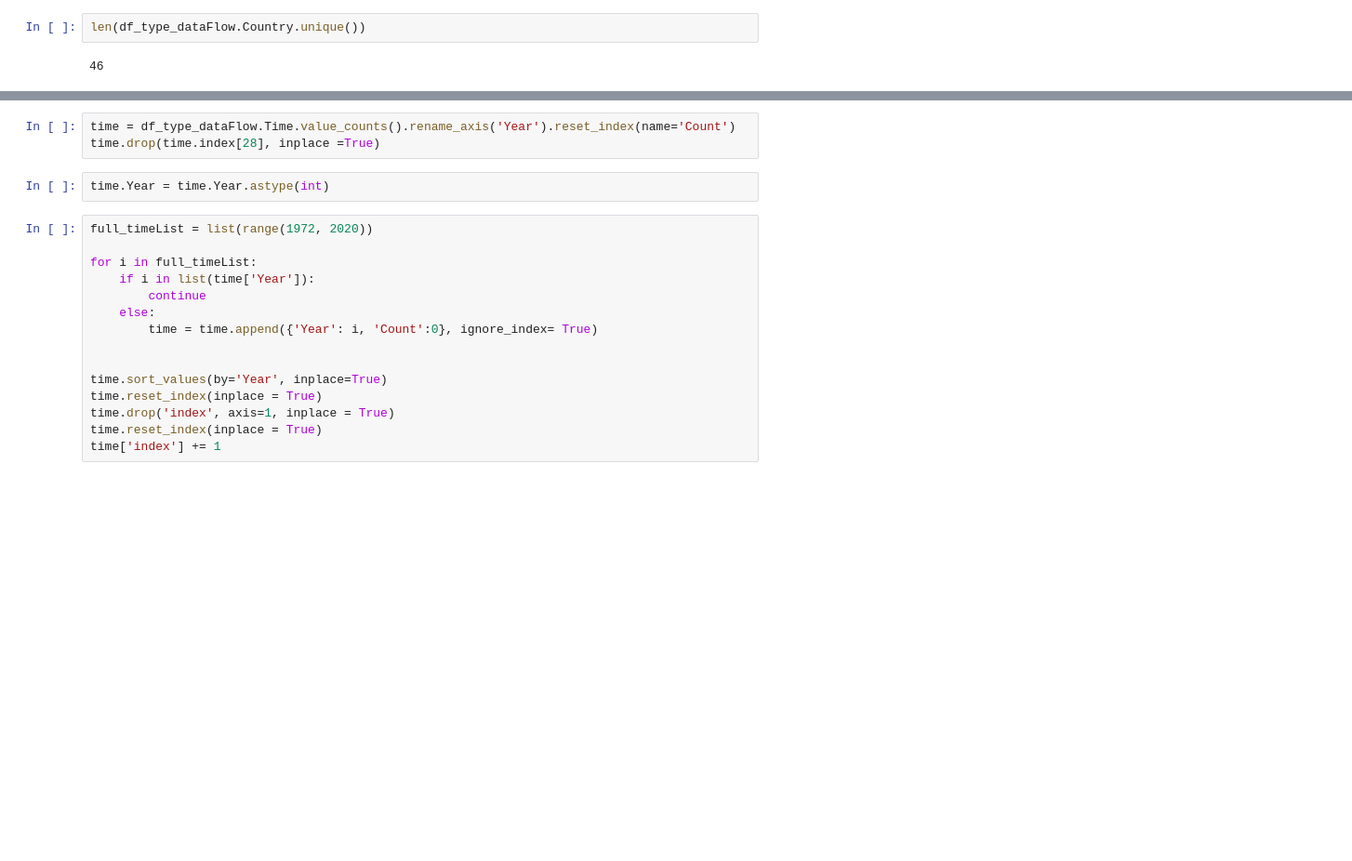
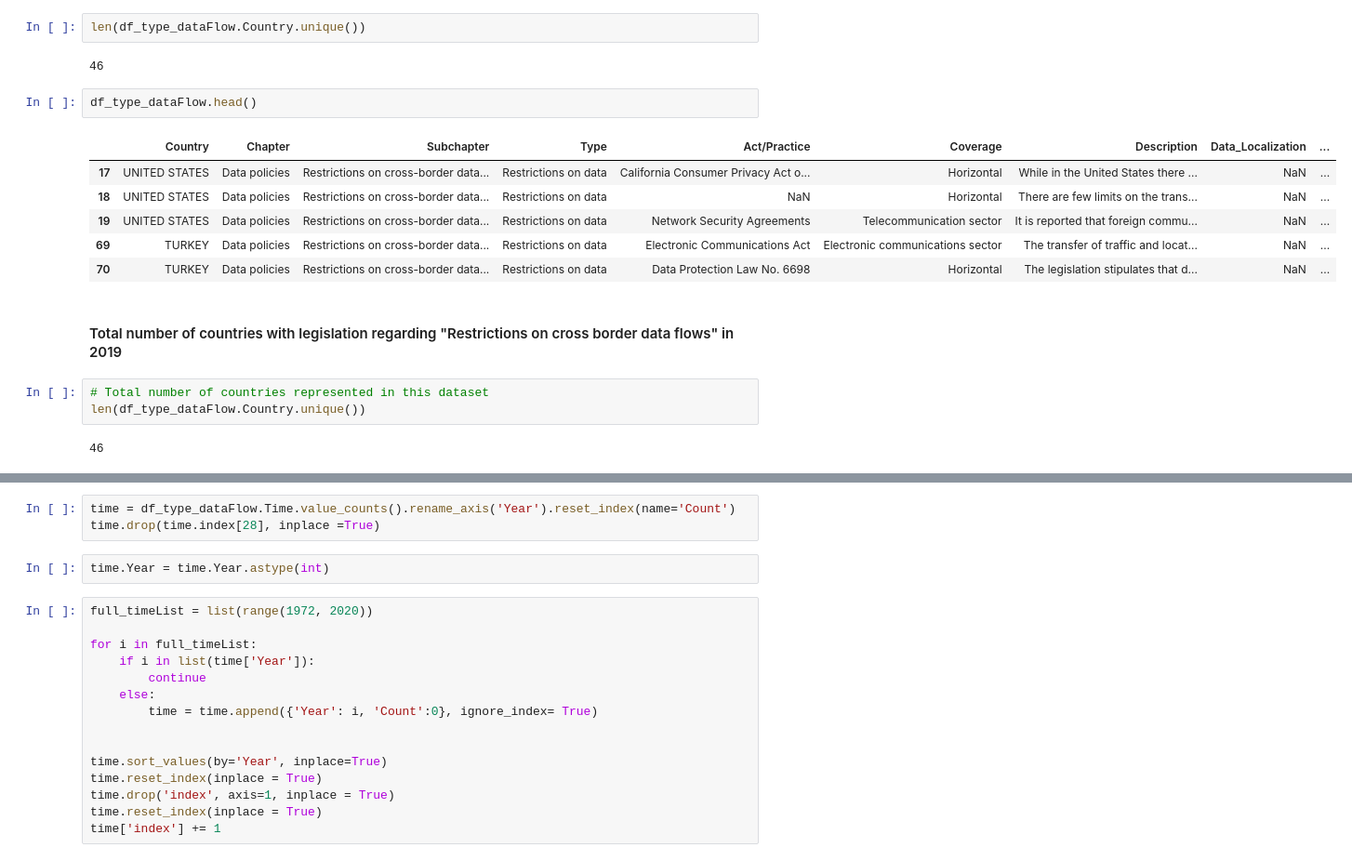
Before and after one commit to hamshom/CLTC, a Jupyter notebook: DataLocalization_Analysis.ipynb, the cells around one changed output, grey strips where cells are left out. Shown at 93% size. Cells and saved outputs as stored; diff of their text form; blank space fills up the shorter version.

```diff
--- a/DataLocalization_Analysis.ipynb
+++ b/DataLocalization_Analysis.ipynb
@@ -64,3 +64,19 @@ df_type_dataFlow.shape
 len(df_type_dataFlow.Country.unique())
 # %% [output]
 46
+# %%
+df_type_dataFlow.head()
+# %% [output]
+|  | Country | Chapter | Subchapter | Type | Act/Practice | Coverage | Description | Data_Localization | ... |
+| 17 | UNITED STATES | Data policies | Restrictions on cross-border data... | Restrictions on data | California Consumer Privacy Act o... | Horizontal | While in the United States there ... | NaN | ... |
+| 18 | UNITED STATES | Data policies | Restrictions on cross-border data... | Restrictions on data | NaN | Horizontal | There are few limits on the trans... | NaN | ... |
+| 19 | UNITED STATES | Data policies | Restrictions on cross-border data... | Restrictions on data | Network Security Agreements | Telecommunication sector | It is reported that foreign commu... | NaN | ... |
+| 69 | TURKEY | Data policies | Restrictions on cross-border data... | Restrictions on data | Electronic Communications Act | Electronic communications sector | The transfer of traffic and locat... | NaN | ... |
+| 70 | TURKEY | Data policies | Restrictions on cross-border data... | Restrictions on data | Data Protection Law No. 6698 | Horizontal | The legislation stipulates that d... | NaN | ... |
+# %% [markdown]
+#### Total number of countries with legislation regarding "Restrictions on cross border data flows" in 2019
+# %%
+# Total number of countries represented in this dataset
+len(df_type_dataFlow.Country.unique())
+# %% [output]
+46
```
Also changed, not shown: parts of 34 cells of this notebook.
